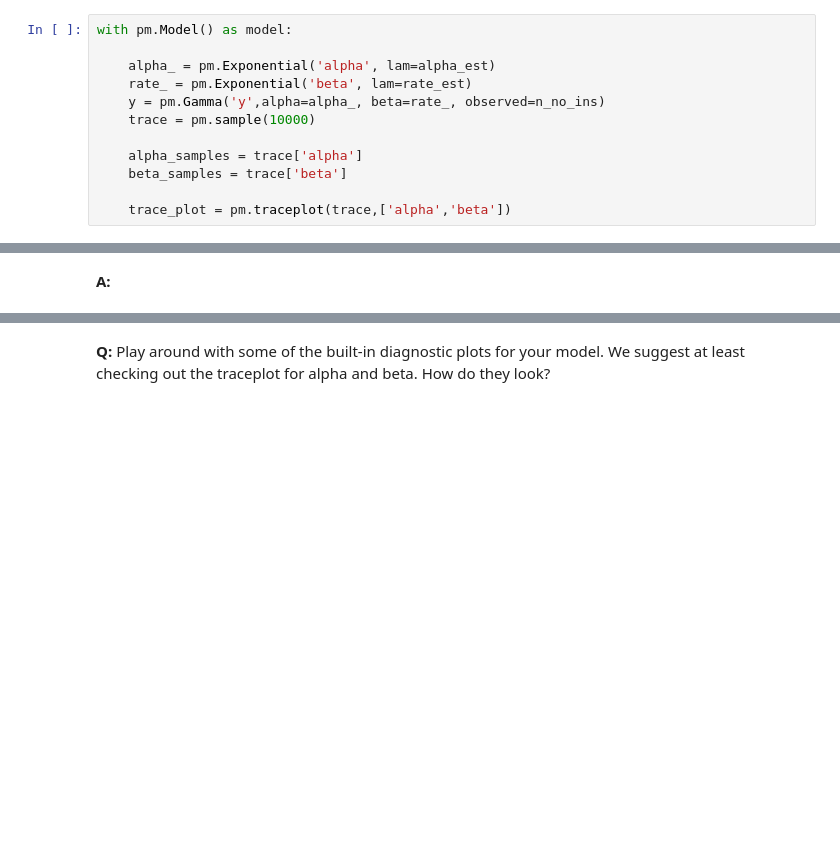
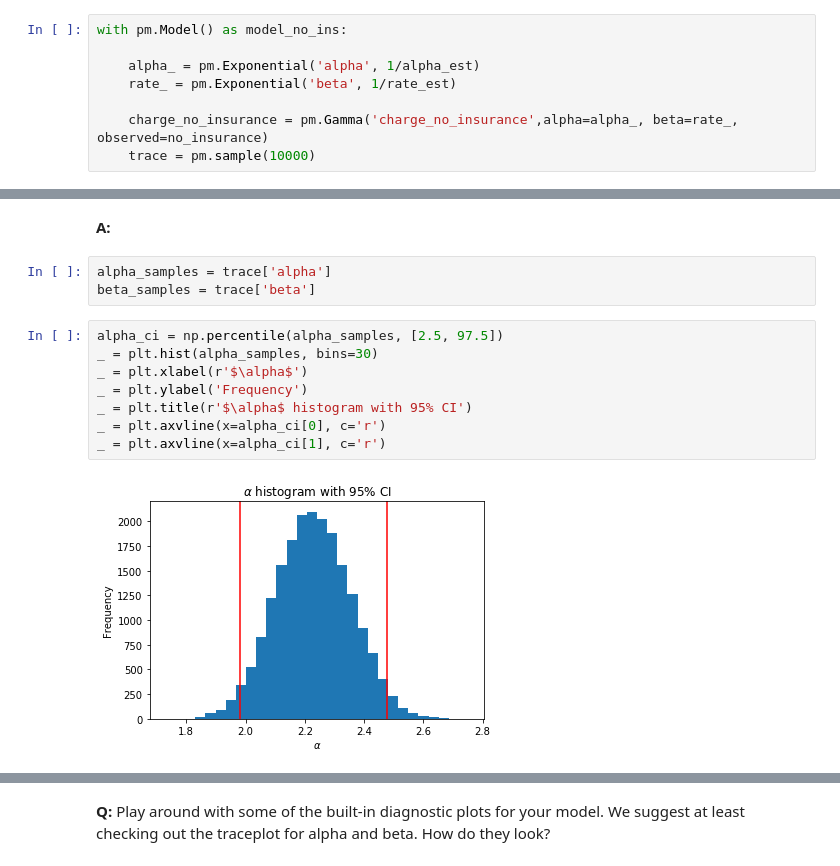
Before and after one commit to akatmer/JSON_Project, a Jupyter notebook: inferential_statistics_3-Q.ipynb, the cells around one changed output, grey strips where cells are left out. Drawn from its saved outputs; the diff is of its cells as text; blank space fills up the shorter version.

```diff
--- a/inferential_statistics_3-Q.ipynb
+++ b/inferential_statistics_3-Q.ipynb
@@ -102,15 +100,11 @@ Hint: you may find it helpful to work backwards. Start with your `pm.Gamma`, and
 # %% [markdown]
 __A:__
 # %%
-with pm.Model() as model:
+with pm.Model() as model_no_ins:
 
-    alpha_ = pm.Exponential('alpha', lam=alpha_est)
-    rate_ = pm.Exponential('beta', lam=rate_est)
-    y = pm.Gamma('y',alpha=alpha_, beta=rate_, observed=n_no_ins)
+    alpha_ = pm.Exponential('alpha', 1/alpha_est)
+    rate_ = pm.Exponential('beta', 1/rate_est)
+
+    charge_no_insurance = pm.Gamma('charge_no_insurance',alpha=alpha_, beta=rate_, observed=no_insurance)
     trace = pm.sample(10000)
-
-    alpha_samples = trace['alpha']
-    beta_samples = trace['beta']
-
-    trace_plot = pm.traceplot(trace,['alpha','beta'])
 # %% [output]
@@ -130,3 +122,16 @@ __Q:__ Explore your posteriors for $\alpha$ and $\beta$ (from the trace).
 * Do they look okay? What would bad plots look like?
 # %% [markdown]
 __A:__
+# %%
+alpha_samples = trace['alpha']
+beta_samples = trace['beta']
+# %%
+alpha_ci = np.percentile(alpha_samples, [2.5, 97.5])
+_ = plt.hist(alpha_samples, bins=30)
+_ = plt.xlabel(r'$\alpha$')
+_ = plt.ylabel('Frequency')
+_ = plt.title(r'$\alpha$ histogram with 95% CI')
+_ = plt.axvline(x=alpha_ci[0], c='r')
+_ = plt.axvline(x=alpha_ci[1], c='r')
+# %% [output]
+[figure, added]
```
Also changed, not shown: parts of 17 cells of this notebook.
